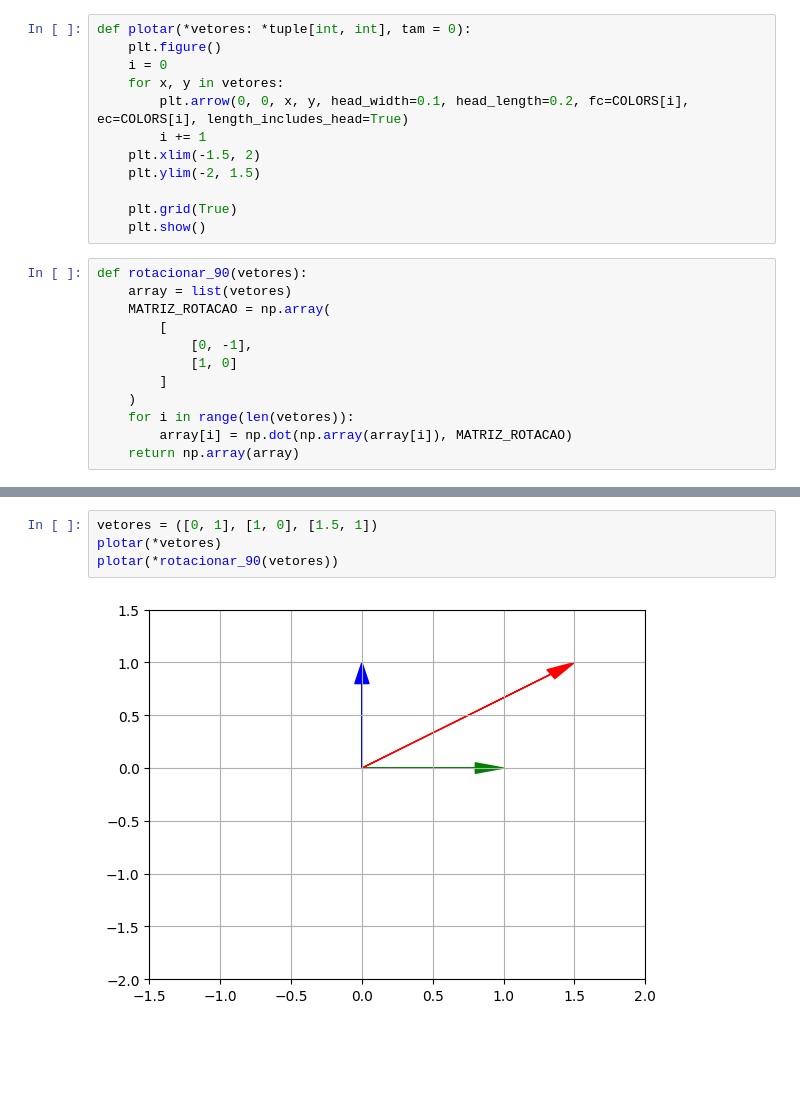
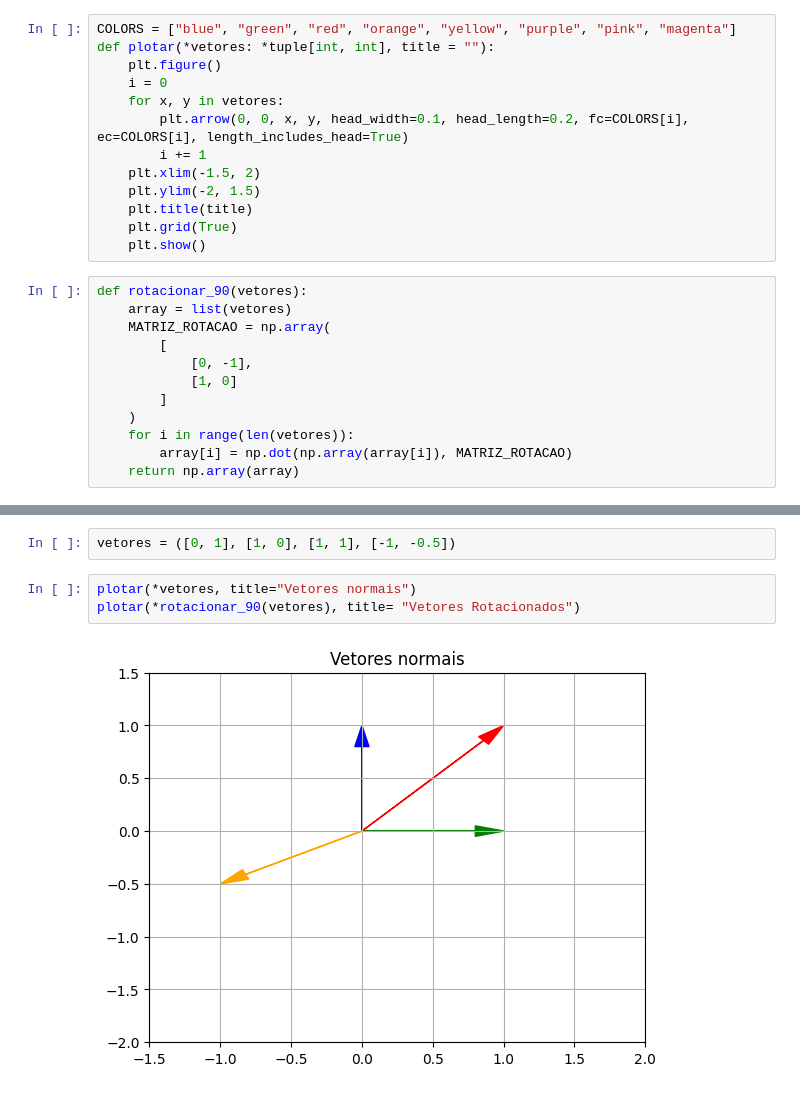
Before and after one commit to Gian-Figueiredo/mat-comp, a Jupyter notebook: atv1.ipynb, the cells around one changed output, grey strips where cells are left out. Saved outputs shown, nothing was run; the diff lists cells and outputs as text; blank space fills up the shorter version.

```diff
--- a/atv1.ipynb
+++ b/atv1.ipynb
@@ -22,5 +7,6 @@ def min_y(tupla):
 # %%
-def plotar(*vetores: *tuple[int, int], tam = 0):
+COLORS = ["blue", "green", "red", "orange", "yellow", "purple", "pink", "magenta"]
+def plotar(*vetores: *tuple[int, int], title = ""):
     plt.figure()
     i = 0
     for x, y in vetores:
@@ -28,7 +14,7 @@ def plotar(*vetores: *tuple[int, int], tam = 0):
         i += 1
     plt.xlim(-1.5, 2)
     plt.ylim(-2, 1.5)
-
+    plt.title(title)
     plt.grid(True)
     plt.show()
 # %%
@@ -46,6 +44,7 @@ def rotacionar_90(vetores):
+# %%
+vetores = ([0, 1], [1, 0], [1, 1], [-1, -0.5])
 # %%
-vetores = ([0, 1], [1, 0], [1.5, 1])
-plotar(*vetores)
-plotar(*rotacionar_90(vetores))
+plotar(*vetores, title="Vetores normais")
+plotar(*rotacionar_90(vetores), title= "Vetores Rotacionados")
 # %% [output]
-[figure, old version]
+[figure, new version]
```
Also changed, not shown: parts of 6 cells of this notebook.
